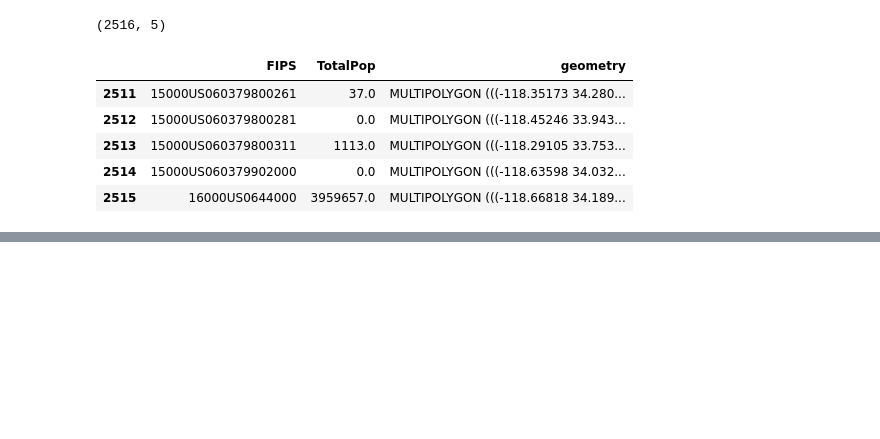
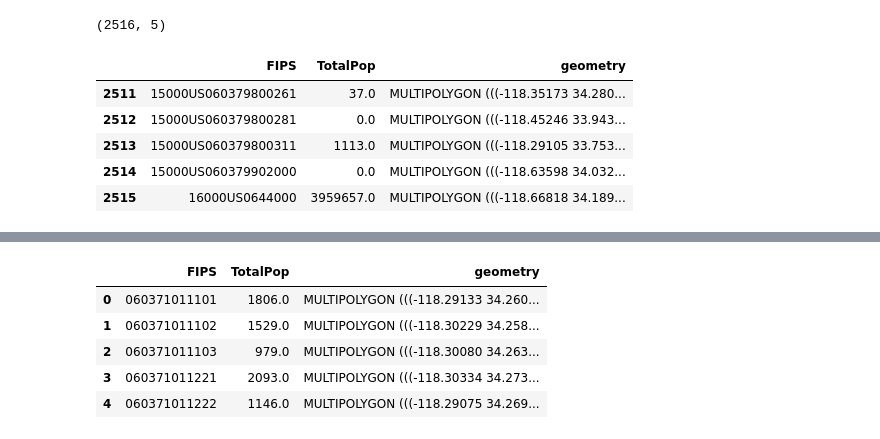
Before and after one commit to babakbadakhshan/Los-Angeles-arrest, a Jupyter notebook: SpatialAutocorrelation.ipynb, the cells around one changed output, grey strips where cells are left out. Saved outputs shown, nothing was run; the diff lists cells and outputs as text; code cells hidden in the pictures; blank space fills up the shorter version.

```diff
--- a/SpatialAutocorrelation.ipynb
+++ b/SpatialAutocorrelation.ipynb
@@ -44,0 +64,10 @@ gdf.tail()
+# %%
+gdf = gdf[gdf['TotalPop']>100]
+gdf.head()
+# %% [output]
+|  | FIPS | TotalPop | geometry |
+| 0 | 060371011101 | 1806.0 | MULTIPOLYGON (((-118.29133 34.260... |
+| 1 | 060371011102 | 1529.0 | MULTIPOLYGON (((-118.30229 34.258... |
+| 2 | 060371011103 | 979.0 | MULTIPOLYGON (((-118.30080 34.263... |
+| 3 | 060371011221 | 2093.0 | MULTIPOLYGON (((-118.30334 34.273... |
+| 4 | 060371011222 | 1146.0 | MULTIPOLYGON (((-118.29075 34.269... |
```
Also changed, not shown: parts of 5 cells of this notebook.
